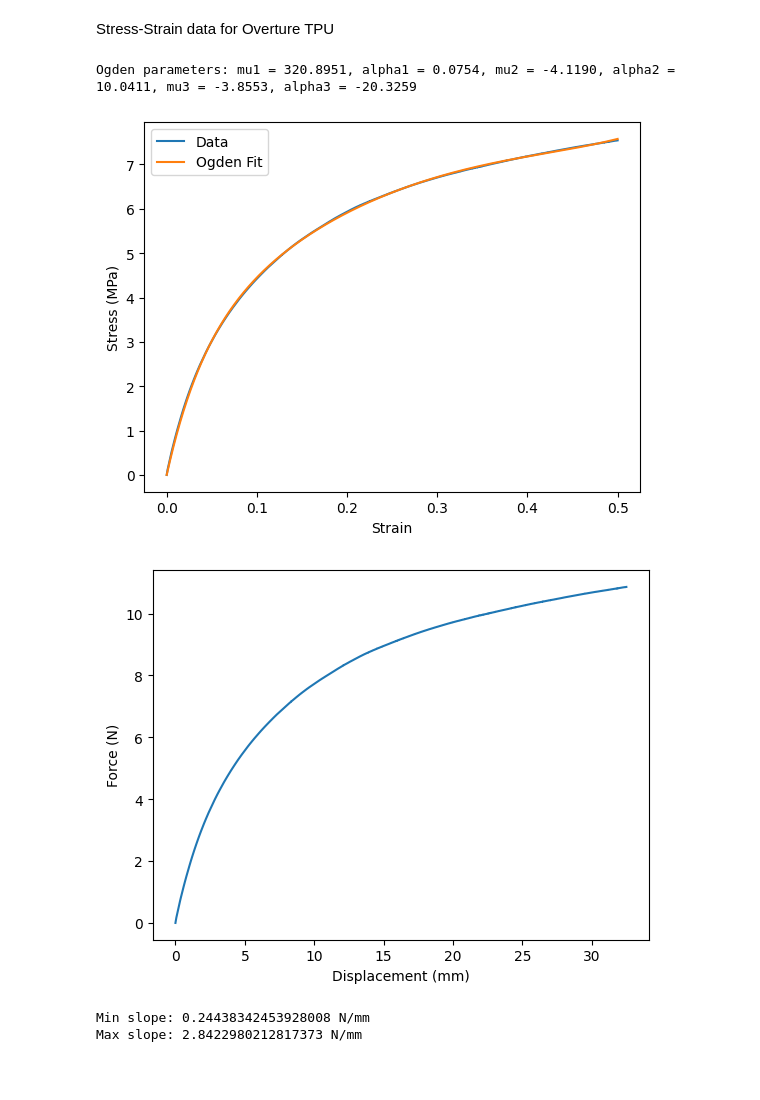
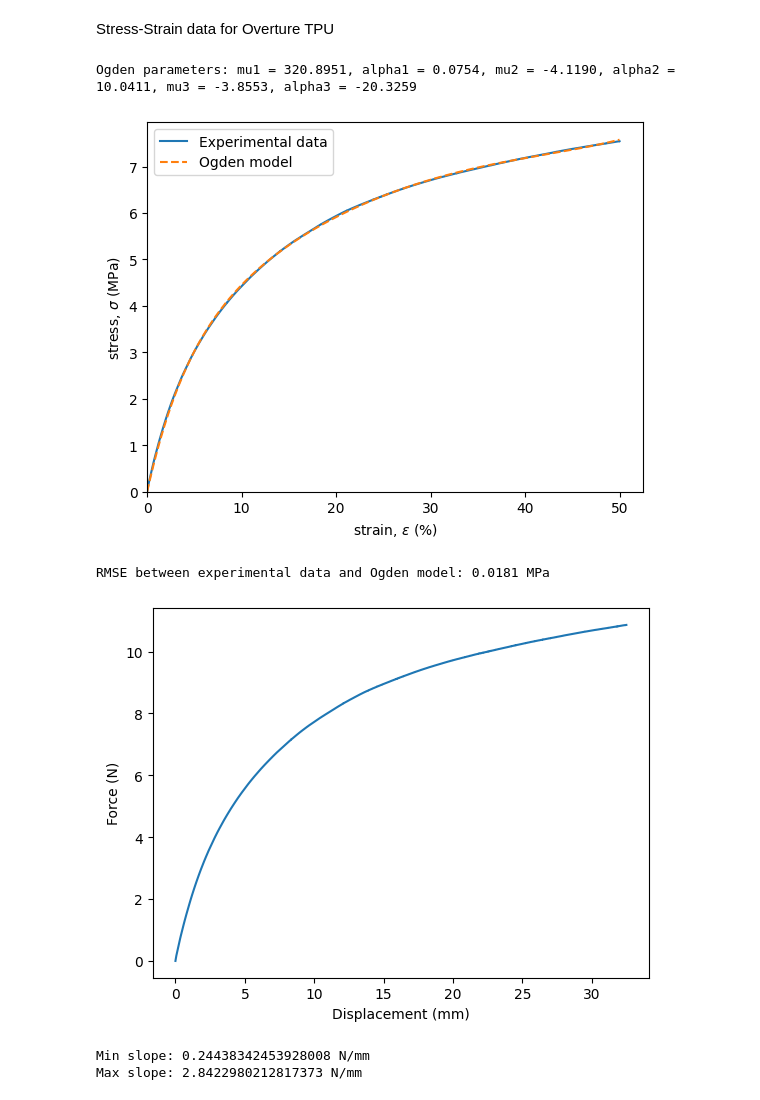
Before and after one commit to TheSmashLab/Tensegrity, a Jupyter notebook: Validation/OvertureValidation.ipynb, the cells around one changed output. Drawn from its saved outputs; the diff is of its cells as text; code cells hidden in the pictures; blank space fills up the shorter version.

```diff
--- a/Validation/OvertureValidation.ipynb
+++ b/Validation/OvertureValidation.ipynb
@@ -37,38 +37,46 @@ connection0 = ConnectionNonlinear(nodes=[node01, node02], connection_type=string
 mu1 = connection0.material_properties.ogden_params[0]
 alpha1 = connection0.material_properties.ogden_params[1]
 mu2 = connection0.material_properties.ogden_params[2]
 alpha2 = connection0.material_properties.ogden_params[3]
 mu3 = connection0.material_properties.ogden_params[4]
 alpha3 = connection0.material_properties.ogden_params[5]
 print(f"Ogden parameters: mu1 = {mu1:.4f}, alpha1 = {alpha1:.4f}, mu2 = {mu2:.4f}, alpha2 = {alpha2:.4f}, mu3 = {mu3:.4f}, alpha3 = {alpha3:.4f}")
 stretch = 1. + strain
 stress_true = mu1 * (stretch**alpha1 - stretch**(-alpha1/2.))
 stress_true += mu2 * (stretch**alpha2 - stretch**(-alpha2/2.))
 stress_true += mu3 * (stretch**alpha3 - stretch**(-alpha3/2.))
 stress_eng = stress_true / stretch
+strain = strain * 100. # convert to percentage for plotting
 
-plt.plot(strain, stress, label="Data")
-plt.plot(strain, stress_eng, label="Ogden Fit")
-plt.xlabel("Strain")
-plt.ylabel("Stress (MPa)")
+plt.plot(strain, stress, label="Experimental data")
+plt.plot(strain, stress_eng, label="Ogden model", linestyle="--")
+plt.xlim(left=0)
+plt.ylim(bottom=0)
+plt.xlabel(r"strain, $\epsilon$ (%)")
+plt.ylabel(r"stress, $\sigma$ (MPa)")
 plt.legend()
 plt.show()
 plt.close()
 
+RMSE = np.sqrt(np.mean((stress - stress_eng)**2))
+print(f"RMSE between experimental data and Ogden model: {RMSE:.4f} MPa")
+
 # linear approximation for k_TPU
+strain = strain / 100. # convert back to mm/mm
 length = 65. # mm, gauge length
 area = 1.2 * 1.2 # mm**2, cross-sectional area
 displacement = strain * length # mm
 force = stress * area # N
 
 plt.plot(displacement, force)
 plt.xlabel("Displacement (mm)")
 plt.ylabel("Force (N)")
 plt.show()
 plt.close()
 # %% [output]
 Ogden parameters: mu1 = 320.8951, alpha1 = 0.0754, mu2 = -4.1190, alpha2 = 10.0411, mu3 = -3.8553, alpha3 = -20.3259
-[figure, old version]
+[figure, new version]
+RMSE between experimental data and Ogden model: 0.0181 MPa
 [figure]
 # %%
 min_slope = np.inf
```
Also changed, not shown: 1 other file.
